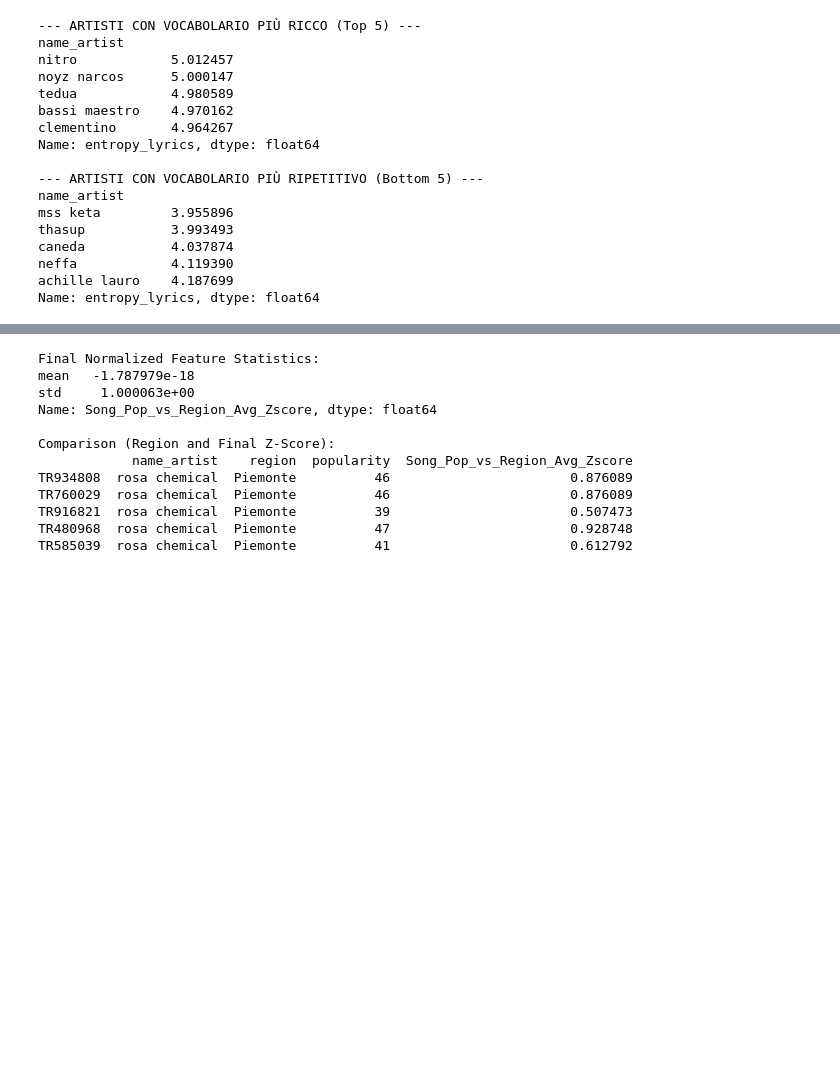
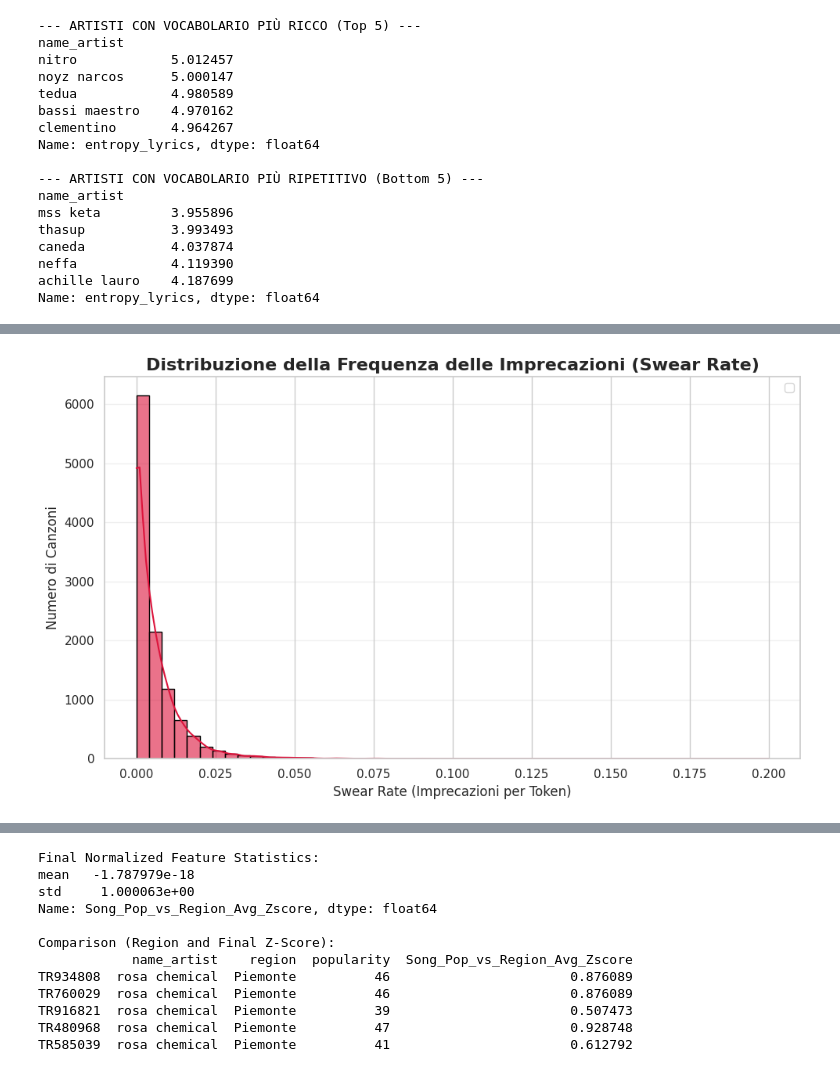
Before and after one commit to Syreel/DataMining, a Jupyter notebook: data_feature_engineering.ipynb, the cells around one changed output, grey strips where cells are left out. Drawn from its saved outputs; the diff is of its cells as text; code cells hidden in the pictures; blank space fills up the shorter version.

```diff
--- a/data_feature_engineering.ipynb
+++ b/data_feature_engineering.ipynb
@@ -394,0 +498,23 @@ Name: entropy_lyrics, dtype: float64
+# %%
+# 1. Preparazione dei dati: Rimuoviamo i NaN (i valori 0 sono significativi)
+swear_data = df['Swear_Rate'].replace([np.inf, -np.inf], np.nan).dropna()
+
+# 2. Setup della figura
+plt.figure(figsize=(10, 6))
+
+# 3. Creazione del Plot (Istogramma + KDE)
+sns.histplot(swear_data, bins=50, kde=True, color='crimson', edgecolor='black', alpha=0.6)
+
+# 4. Styling
+plt.title('Distribuzione della Frequenza delle Imprecazioni (Swear Rate)', fontsize=16, fontweight='bold')
+plt.xlabel('Swear Rate (Imprecazioni per Token)', fontsize=12)
+plt.ylabel('Numero di Canzoni', fontsize=12)
+
+plt.legend()
+plt.grid(axis='y', alpha=0.3)
+plt.tight_layout()
+
+# 6. Mostra il grafico
+plt.show()
+# %% [output]
+[figure, added]
```
Also changed, not shown: parts of 41 cells of this notebook, 2 other files.
